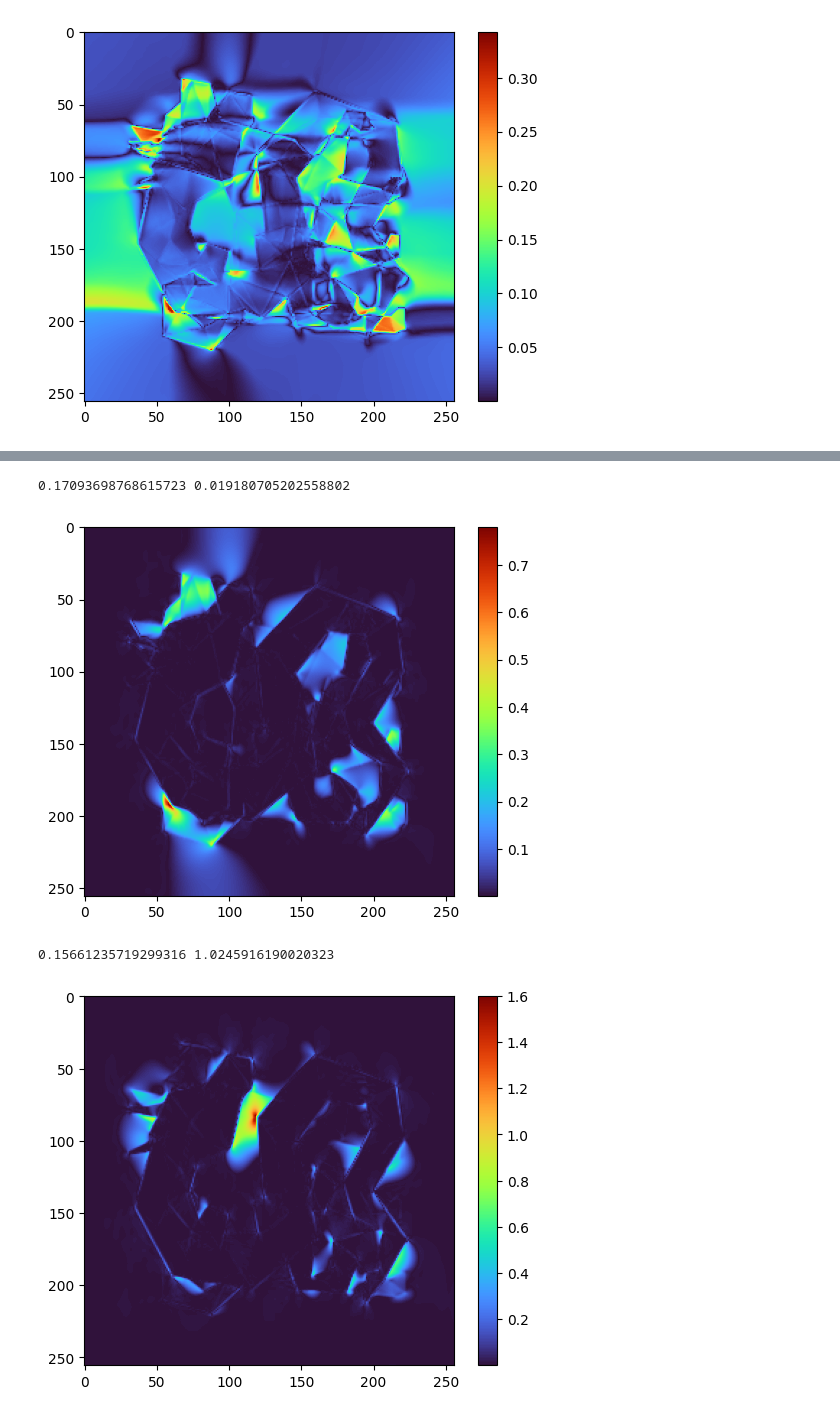
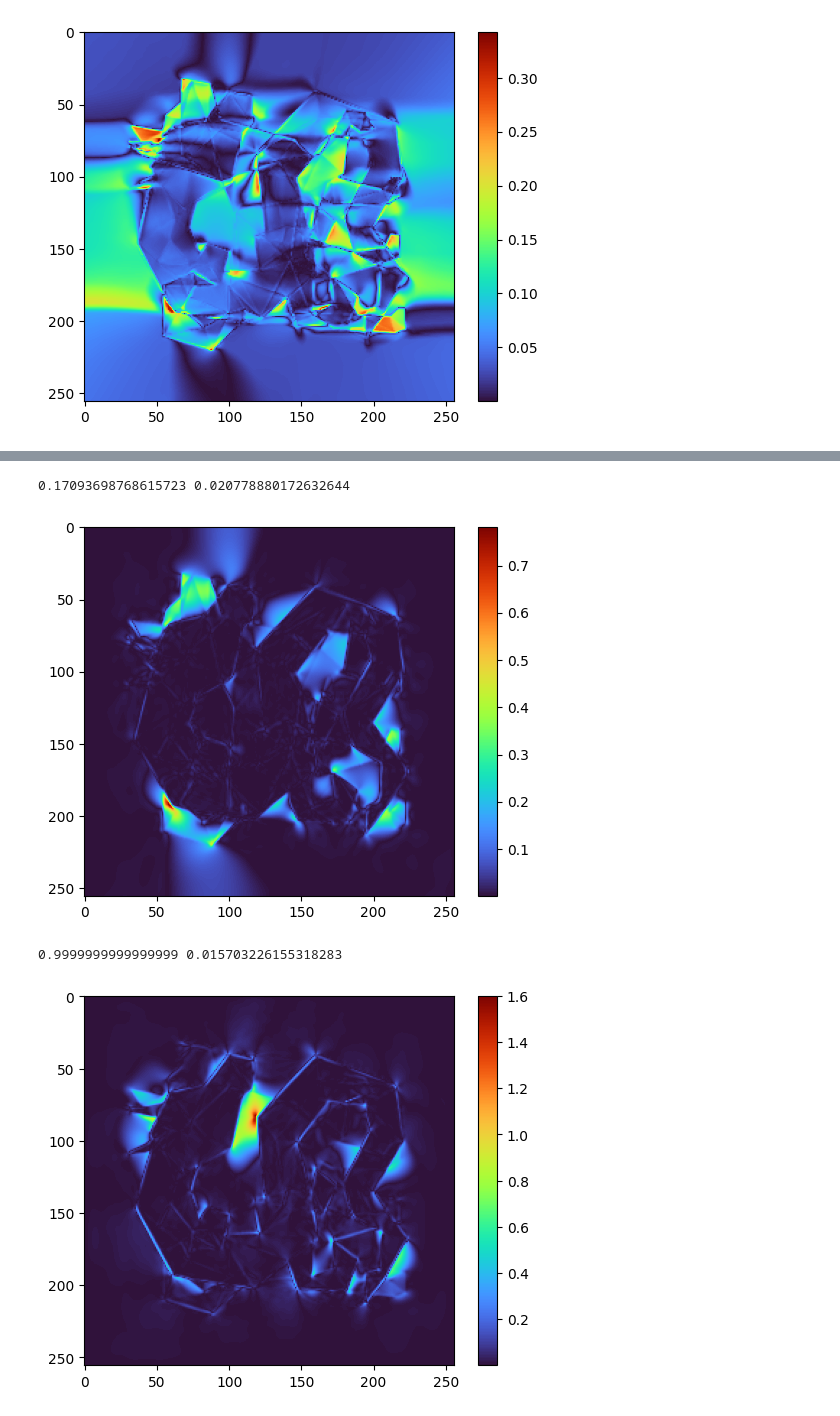
Before and after one commit to data-science-tamu/data-science-projects, a Jupyter notebook: plot/plot.ipynb, the cells around one changed output, grey strips where cells are left out. Cells and saved outputs as stored; diff of their text form; code cells hidden in the pictures.

```diff
--- a/plot/plot.ipynb
+++ b/plot/plot.ipynb
@@ -119,5 +119,5 @@ plt.colorbar()
 # %%
-pred_exx = np.loadtxt("../results/pred_exx/fit49.txt").reshape(256,256)
+pred_exx = np.loadtxt("../results/pred_exx/fit9.txt").reshape(256,256)
 data_exx = np.loadtxt("../data/compressible/m_z5_nu_z11/strain_data")[:,0].reshape(256,256)
 plt.imshow(np.abs(pred_exx-data_exx), cmap='turbo') # 'tab20b'
 plt.colorbar()
@@ -128,18 +128,18 @@ print(np.mean(np.abs(data_exx)), np.mean(np.abs(pred_exx-data_exx)))
 # %%
-pred_eyy = np.loadtxt("../results/pred_eyy/fit49.txt").reshape(256,256)
+pred_eyy = np.loadtxt("../results/pred_eyy/fit10.txt").reshape(256,256)
 data_eyy = np.loadtxt("../data/compressible/m_z5_nu_z11/strain_data")[:,1].reshape(256,256)
 plt.imshow(np.abs(pred_eyy-data_eyy), cmap='turbo') # 'tab20b'
 plt.colorbar()
 print(np.mean(np.abs(data_eyy)), np.mean(np.abs(pred_eyy-data_eyy)))
 # %% [output]
-0.17093698768615723 0.019180705202558802
+0.17093698768615723 0.020778880172632644
-[figure, old version]
+[figure, new version]
 # %%
-pred_rxy = np.loadtxt("../results/pred_rxy/fit49.txt").reshape(256,256)
+pred_rxy = np.loadtxt("../results/pred_rxy/fit9.txt").reshape(256,256)
 data_rxy = np.loadtxt("../data/compressible/m_z5_nu_z11/strain_data")[:,2].reshape(256,256)
 plt.imshow(np.abs(pred_rxy-data_rxy), cmap='turbo') # 'tab20b'
 plt.colorbar()
 print(np.mean(np.abs(data_exx)), np.mean(np.abs(pred_exx-data_exx)))
 # %% [output]
-0.15661235719299316 1.0245916190020323
+0.9999999999999999 0.015703226155318283
-[figure, old version]
+[figure, new version]
```
Also changed, not shown: parts of 5 cells of this notebook, 1 other file.
